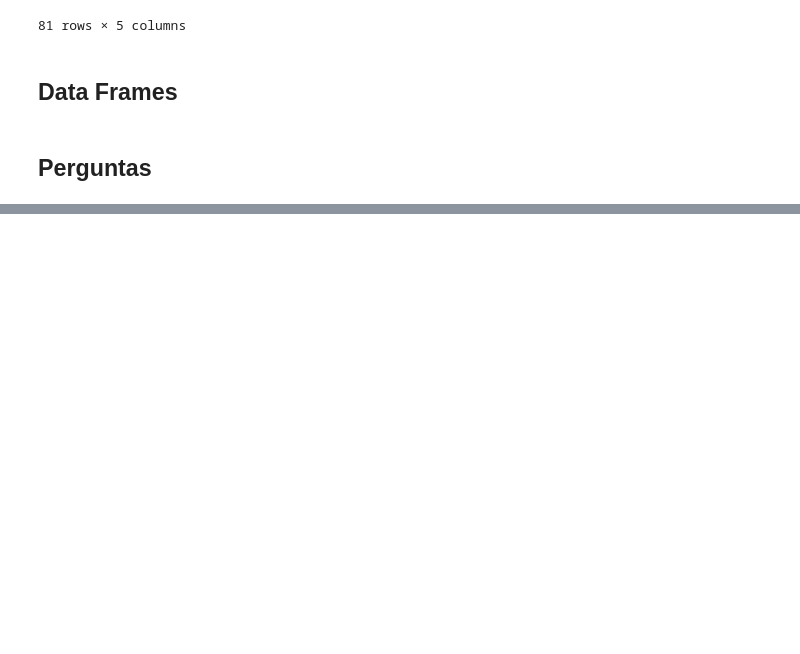
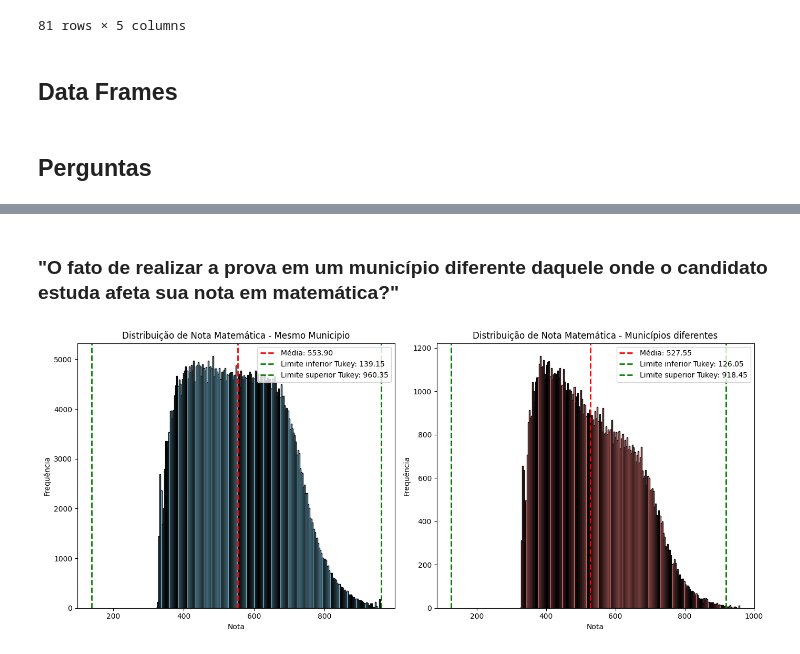
Before and after one commit to henriquefac/ciencia_de_dados_av1, a Jupyter notebook: notebook/exploration.ipynb, the cells around one changed output, grey strips where cells are left out. Cells and saved outputs as stored; diff of their text form; code cells hidden in the pictures; blank space fills up the shorter version.

```diff
--- a/notebook/exploration.ipynb
+++ b/notebook/exploration.ipynb
@@ -300,0 +152,54 @@ plt.show()
+# %% [markdown]
+### **"O fato de realizar a prova em um município diferente daquele onde o candidato estuda afeta sua nota em matemática?"**
+# %%
+df_filtered = df[df["NO_MUNICIPIO_ESC"].notna() & df["NO_MUNICIPIO_PROVA"].notna()]
+
+engual = df_filtered[df_filtered["NO_MUNICIPIO_ESC"] == df_filtered["NO_MUNICIPIO_PROVA"]]
+dif = df_filtered[df_filtered["NO_MUNICIPIO_ESC"] != df_filtered["NO_MUNICIPIO_PROVA"]]
+# %%
+nota_mat_engual = engual[engual["NU_NOTA_MT"] > 0]["NU_NOTA_MT"]
+nota_mat_dif = dif[dif["NU_NOTA_MT"] > 0]["NU_NOTA_MT"]
+
+def tukey_limits(data: pd.DataFrame):
+    Q1 = data.quantile(0.25)
+    Q3 = data.quantile(0.75)
+    IQR = Q3 - Q1
+    lower_limit = Q1 - 1.5 * IQR
+    upper_limit = Q3 + 1.5 * IQR
+    mean_value = np.mean(data)
+    return lower_limit, upper_limit, mean_value
+
+# Calculando limites de Tukey e médias
+lower_limit_engual, upper_limit_engual, mean_engual = tukey_limits(nota_mat_engual)
+lower_limit_dif, upper_limit_dif, mean_dif = tukey_limits(nota_mat_dif)
+
+# Criando a grid 1x2 de gráficos
+fig, axes = plt.subplots(1, 2, figsize=(14, 6))
+
+
+axes[0].hist(nota_mat_engual, bins=200, edgecolor='black', color='skyblue')
+axes[0].axvline(mean_engual, color='red', linestyle='dashed', linewidth=2, label=f'Média: {mean_engual:.2f}')
+axes[0].axvline(lower_limit_engual, color='green', linestyle='dashed', linewidth=2, label=f'Limite inferior Tukey: {lower_limit_engual:.2f}')
+axes[0].axvline(upper_limit_engual, color='green', linestyle='dashed', linewidth=2, label=f'Limite superior Tukey: {upper_limit_engual:.2f}')
+axes[0].set_title('Distribuição de Nota Matemática - Mesmo Municipio')
+axes[0].set_xlabel('Nota')
+axes[0].set_ylabel('Frequência')
+axes[0].legend()
+
+
+axes[1].hist(nota_mat_dif, bins=200, edgecolor='black', color='lightcoral')
+axes[1].axvline(mean_dif, color='red', linestyle='dashed', linewidth=2, label=f'Média: {mean_dif:.2f}')
+axes[1].axvline(lower_limit_dif, color='green', linestyle='dashed', linewidth=2, label=f'Limite inferior Tukey: {lower_limit_dif:.2f}')
+axes[1].axvline(upper_limit_dif, color='green', linestyle='dashed', linewidth=2, label=f'Limite superior Tukey: {upper_limit_dif:.2f}')
+axes[1].set_title('Distribuição de Nota Matemática - Municípios diferentes')
+axes[1].set_xlabel('Nota')
+axes[1].set_ylabel('Frequência')
+axes[1].legend()
+
+# Ajustando o layout para evitar sobreposição
+plt.tight_layout()
+
+# Exibindo os gráficos
+plt.show()
+# %% [output]
+[figure, added]
```
Also changed, not shown: parts of 63 cells of this notebook, 6 other files.
